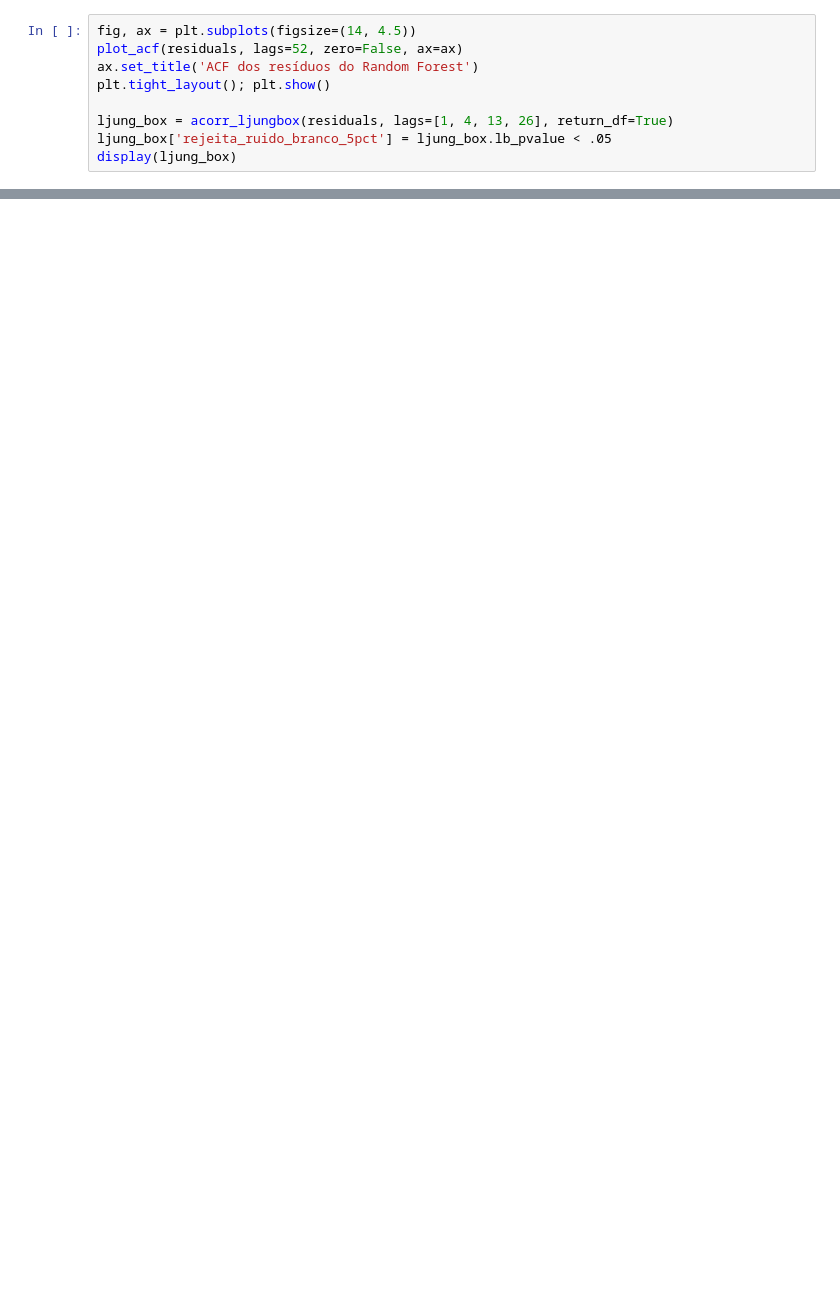
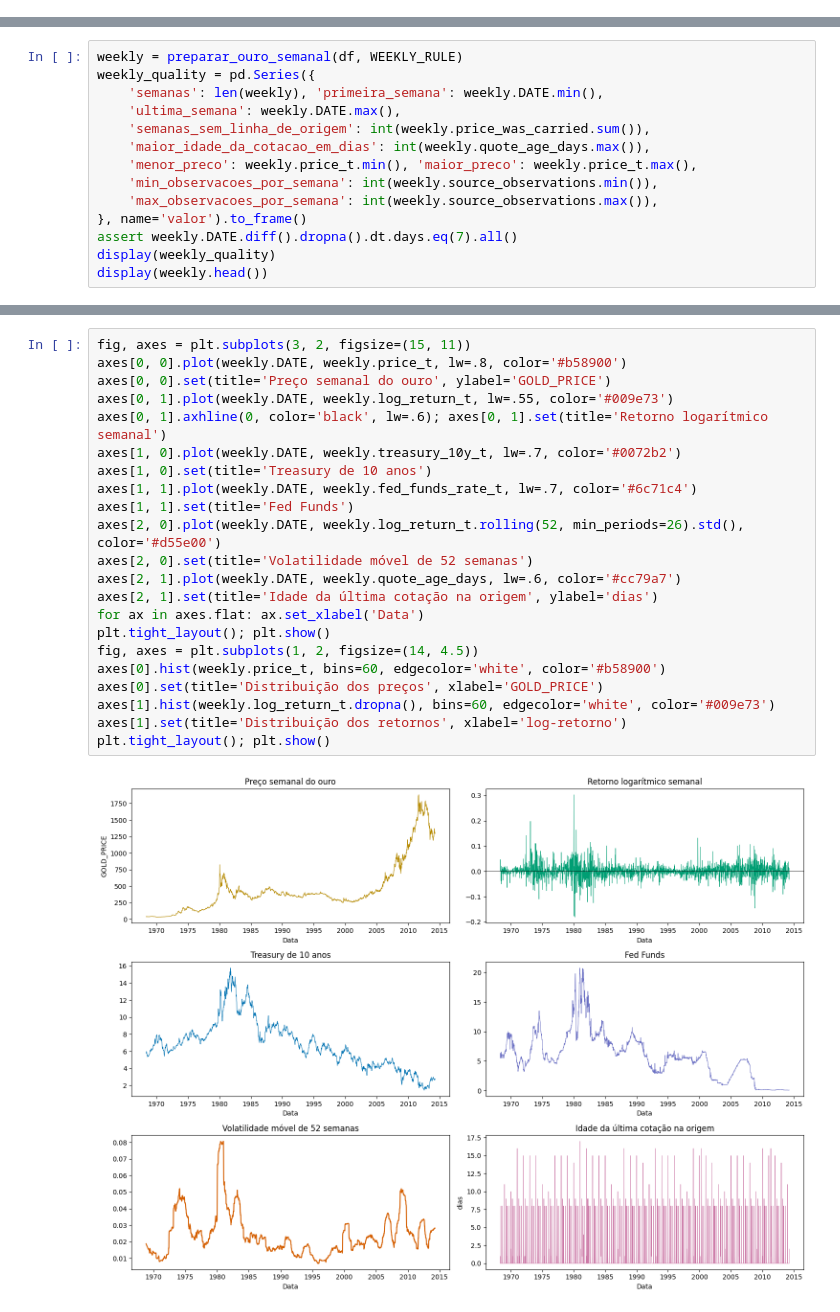
Before and after one commit to lemosriosl/TrabalhoDanielModelos, a Jupyter notebook: trabalho/bases/grupo5/grupo5_RF.ipynb, the cells around one changed output, grey strips where cells are left out. Drawn from its saved outputs; the diff is of its cells as text; blank space fills up the shorter version.

```diff
--- a/trabalho/bases/grupo5/grupo5_RF.ipynb
+++ b/trabalho/bases/grupo5/grupo5_RF.ipynb
@@ -655,9 +0,0 @@ hipótese conjunta de ausência de autocorrelação nos lags 1, 4, 13 e 26.
-# %%
-fig, ax = plt.subplots(figsize=(14, 4.5))
-plot_acf(residuals, lags=52, zero=False, ax=ax)
-ax.set_title('ACF dos resíduos do Random Forest')
-plt.tight_layout(); plt.show()
-
-ljung_box = acorr_ljungbox(residuals, lags=[1, 4, 13, 26], return_df=True)
-ljung_box['rejeita_ruido_branco_5pct'] = ljung_box.lb_pvalue < .05
-display(ljung_box)
@@ -686,0 +136,14 @@ resíduos e configurações associadas ao hash atual.
+# %%
+weekly = preparar_ouro_semanal(df, WEEKLY_RULE)
+weekly_quality = pd.Series({
+    'semanas': len(weekly), 'primeira_semana': weekly.DATE.min(),
+    'ultima_semana': weekly.DATE.max(),
+    'semanas_sem_linha_de_origem': int(weekly.price_was_carried.sum()),
+    'maior_idade_da_cotacao_em_dias': int(weekly.quote_age_days.max()),
+    'menor_preco': weekly.price_t.min(), 'maior_preco': weekly.price_t.max(),
+    'min_observacoes_por_semana': int(weekly.source_observations.min()),
+    'max_observacoes_por_semana': int(weekly.source_observations.max()),
+}, name='valor').to_frame()
+assert weekly.DATE.diff().dropna().dt.days.eq(7).all()
+display(weekly_quality)
+display(weekly.head())
@@ -686,0 +172,24 @@ resíduos e configurações associadas ao hash atual.
+# %%
+fig, axes = plt.subplots(3, 2, figsize=(15, 11))
+axes[0, 0].plot(weekly.DATE, weekly.price_t, lw=.8, color='#b58900')
+axes[0, 0].set(title='Preço semanal do ouro', ylabel='GOLD_PRICE')
+axes[0, 1].plot(weekly.DATE, weekly.log_return_t, lw=.55, color='#009e73')
+axes[0, 1].axhline(0, color='black', lw=.6); axes[0, 1].set(title='Retorno logarítmico semanal')
+axes[1, 0].plot(weekly.DATE, weekly.treasury_10y_t, lw=.7, color='#0072b2')
+axes[1, 0].set(title='Treasury de 10 anos')
+axes[1, 1].plot(weekly.DATE, weekly.fed_funds_rate_t, lw=.7, color='#6c71c4')
+axes[1, 1].set(title='Fed Funds')
+axes[2, 0].plot(weekly.DATE, weekly.log_return_t.rolling(52, min_periods=26).std(), color='#d55e00')
+axes[2, 0].set(title='Volatilidade móvel de 52 semanas')
+axes[2, 1].plot(weekly.DATE, weekly.quote_age_days, lw=.6, color='#cc79a7')
+axes[2, 1].set(title='Idade da última cotação na origem', ylabel='dias')
+for ax in axes.flat: ax.set_xlabel('Data')
+plt.tight_layout(); plt.show()
+fig, axes = plt.subplots(1, 2, figsize=(14, 4.5))
+axes[0].hist(weekly.price_t, bins=60, edgecolor='white', color='#b58900')
+axes[0].set(title='Distribuição dos preços', xlabel='GOLD_PRICE')
+axes[1].hist(weekly.log_return_t.dropna(), bins=60, edgecolor='white', color='#009e73')
+axes[1].set(title='Distribuição dos retornos', xlabel='log-retorno')
+plt.tight_layout(); plt.show()
+# %% [output]
+[figure, added]
```
Also changed, not shown: parts of 51 cells of this notebook, 9 other files.
